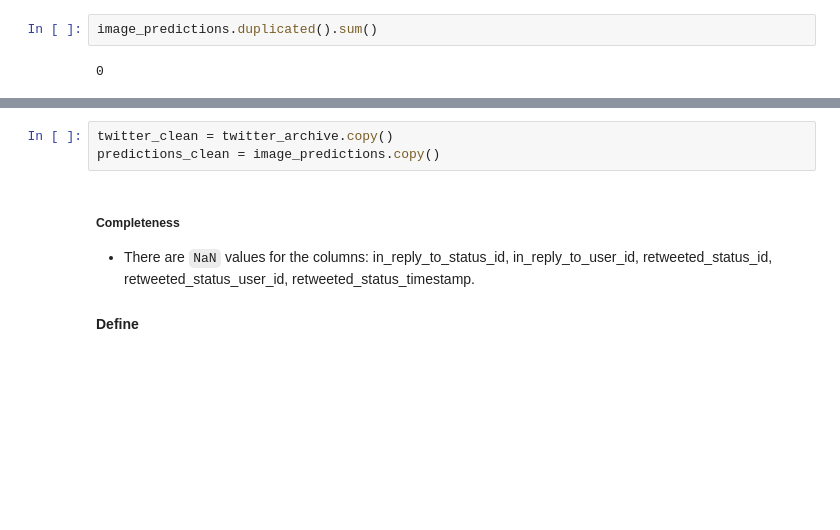
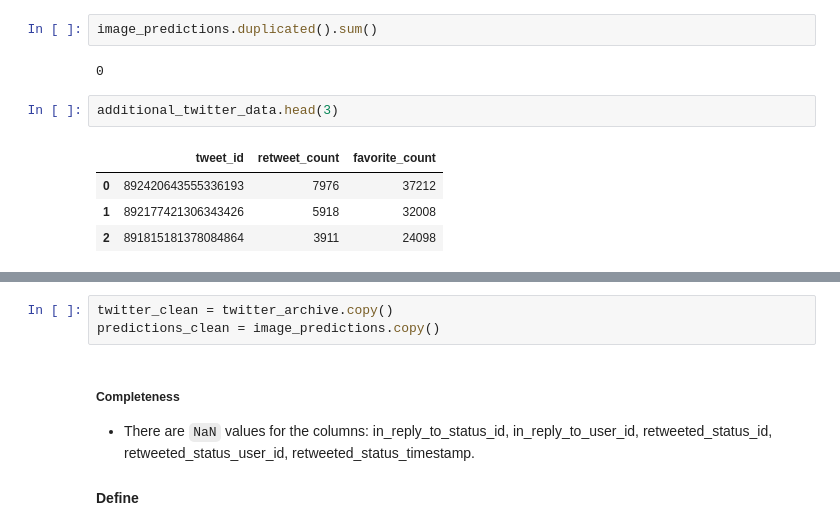
Before and after one commit to suefenali/data_analysis_nanodegree, a Jupyter notebook: project_4/wrangle_act.ipynb, the cells around one changed output, grey strips where cells are left out. Cells and saved outputs as stored; diff of their text form; blank space fills up the shorter version.

```diff
--- a/project_4/wrangle_act.ipynb
+++ b/project_4/wrangle_act.ipynb
@@ -272,3 +291,10 @@ image_predictions[image_predictions['p1_conf'] <= 0.0444]
 image_predictions.duplicated().sum()
 # %% [output]
 0
+# %%
+additional_twitter_data.head(3)
+# %% [output]
+|  | tweet_id | retweet_count | favorite_count |
+| 0 | 892420643555336193 | 7976 | 37212 |
+| 1 | 892177421306343426 | 5918 | 32008 |
+| 2 | 891815181378084864 | 3911 | 24098 |
```
Also changed, not shown: parts of 8 cells of this notebook.
